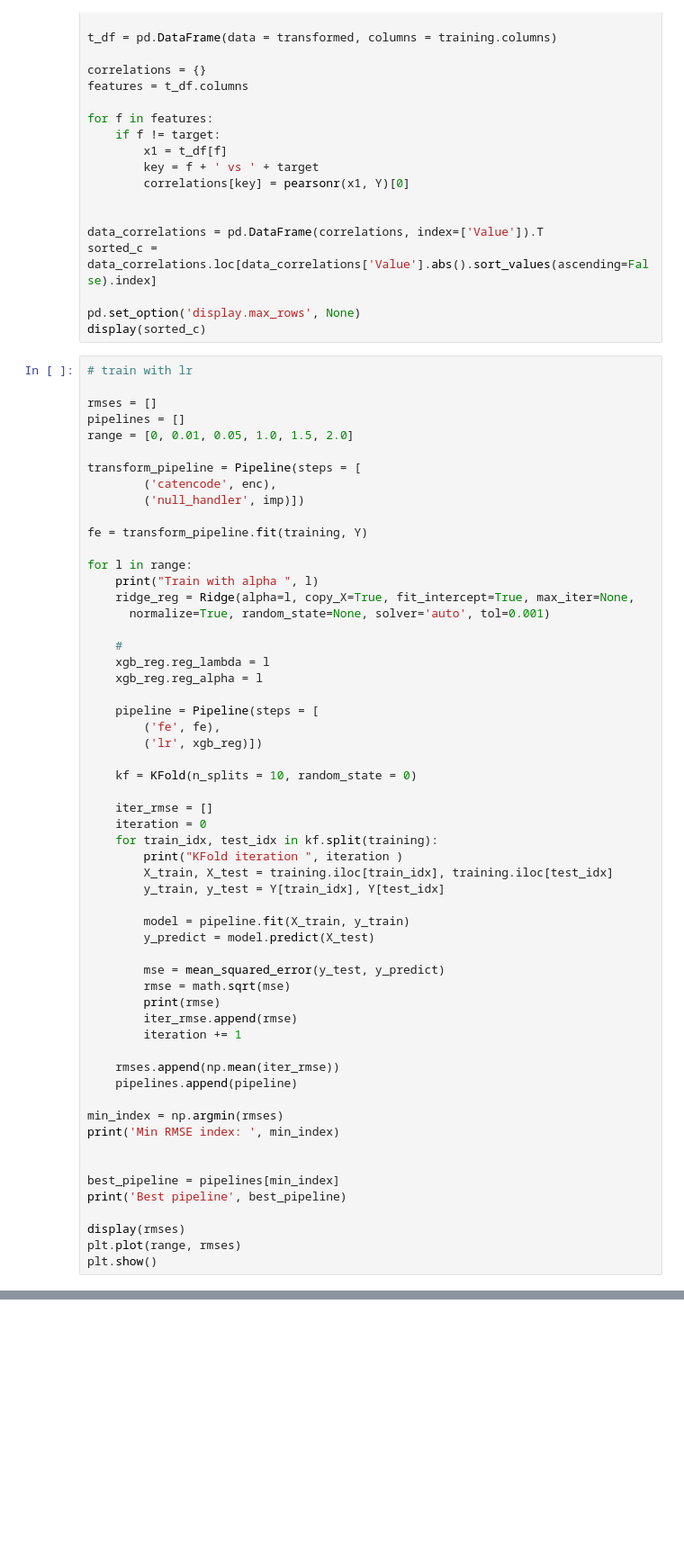
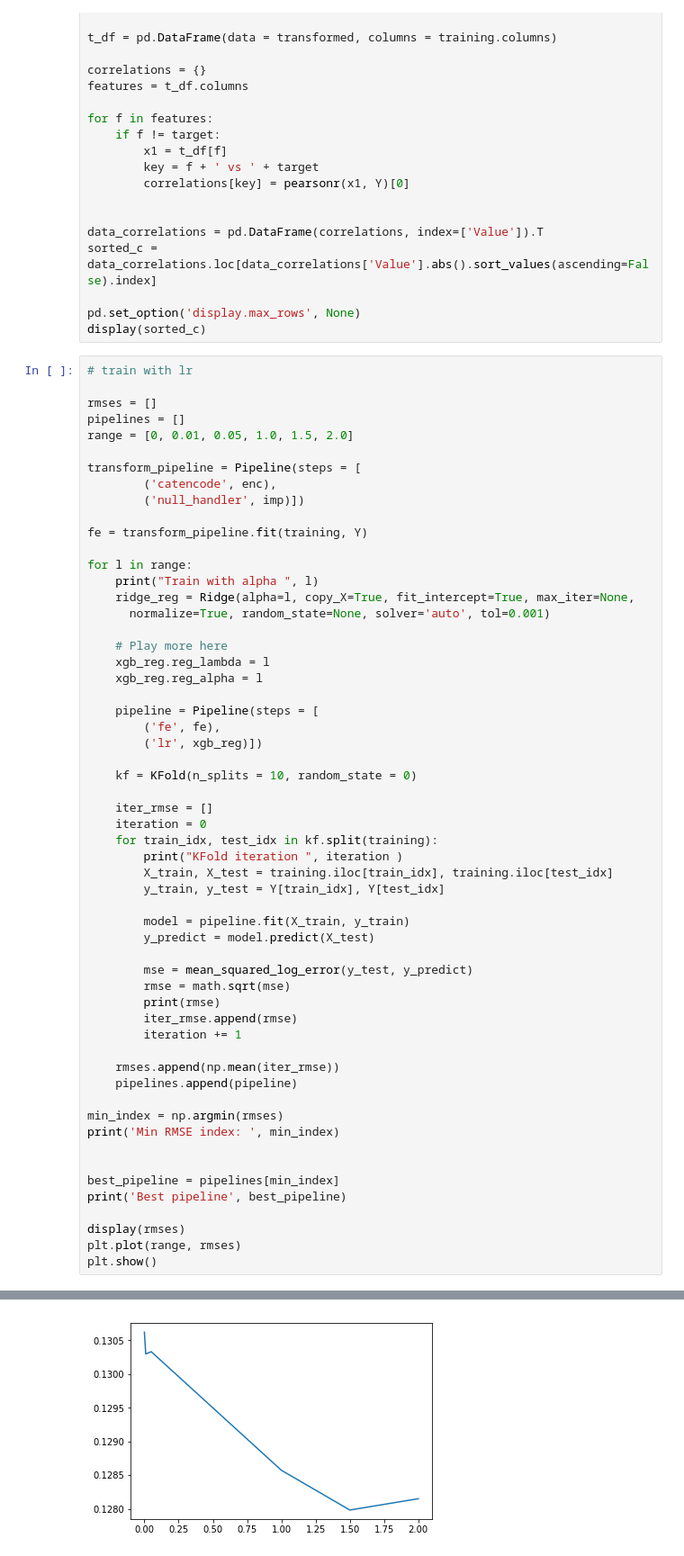
Before and after one commit to mariusdanciu/kaggle_house_prices, a Jupyter notebook: house-prices.ipynb, the cells around one changed output, grey strips where cells are left out. Shown: that part at 90% size. Drawn from its saved outputs; the diff is of its cells as text; blank space fills up the shorter version.

```diff
--- a/house-prices.ipynb
+++ b/house-prices.ipynb
@@ -108,7 +108,7 @@ for l in range:
     ridge_reg = Ridge(alpha=l, copy_X=True, fit_intercept=True, max_iter=None,
       normalize=True, random_state=None, solver='auto', tol=0.001)
 
-    #
+    # Play more here
     xgb_reg.reg_lambda = l
     xgb_reg.reg_alpha = l
 
@@ -128,7 +128,7 @@ for l in range:
         model = pipeline.fit(X_train, y_train)
         y_predict = model.predict(X_test)
 
-        mse = mean_squared_error(y_test, y_predict)
+        mse = mean_squared_log_error(y_test, y_predict)
         rmse = math.sqrt(mse)
         print(rmse)
         iter_rmse.append(rmse)
@@ -147,3 +147,4 @@ print('Best pipeline', best_pipeline)
 display(rmses)
 plt.plot(range, rmses)
 plt.show()
+# %% [output]
@@ -150,3 +174,4 @@ plt.show()
+[figure, added]
 # %%
 sp_id = testDf['Id']
 sp_x = testDf.drop('Id', axis = 1)
```
Also changed, not shown: parts of 3 cells of this notebook.
